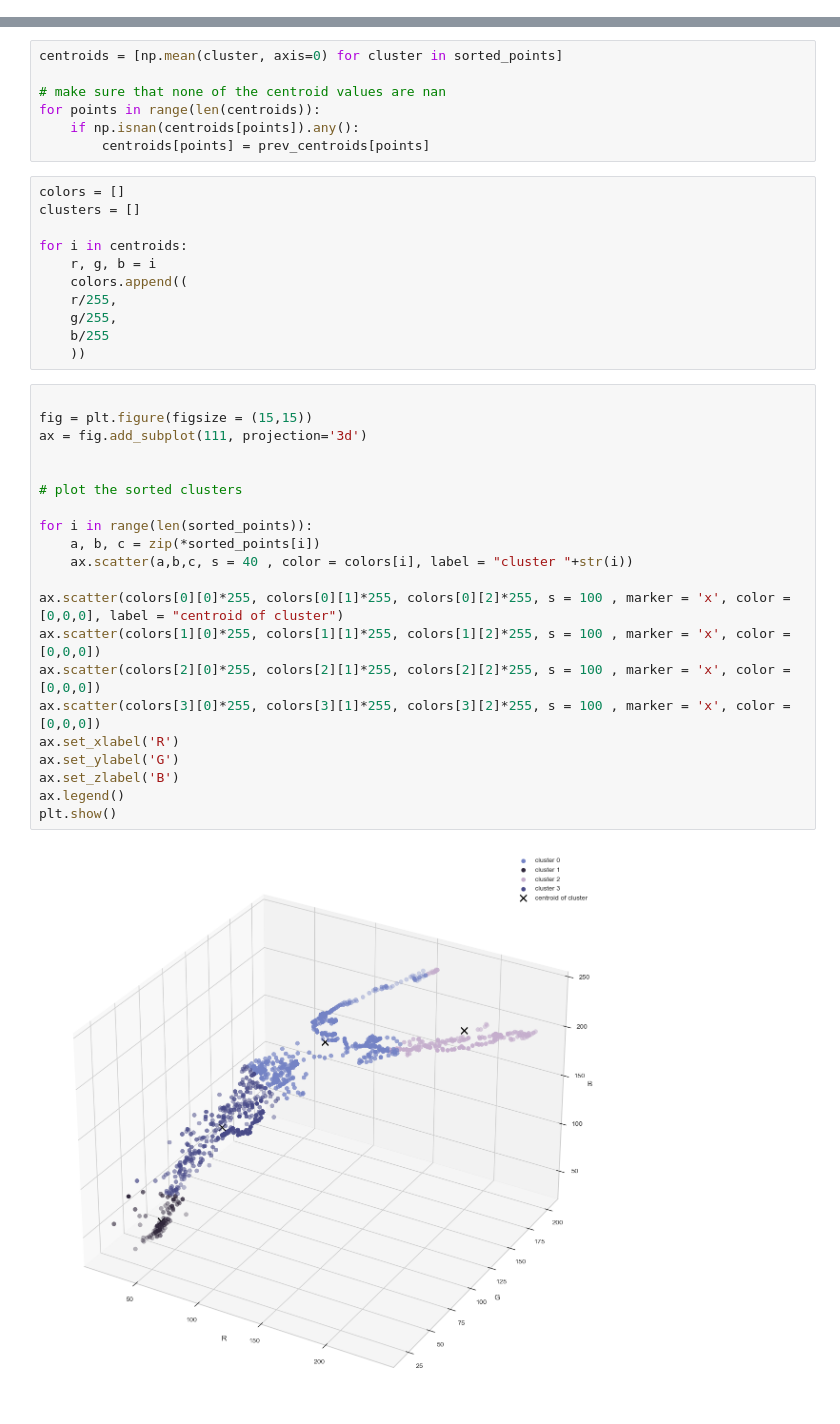
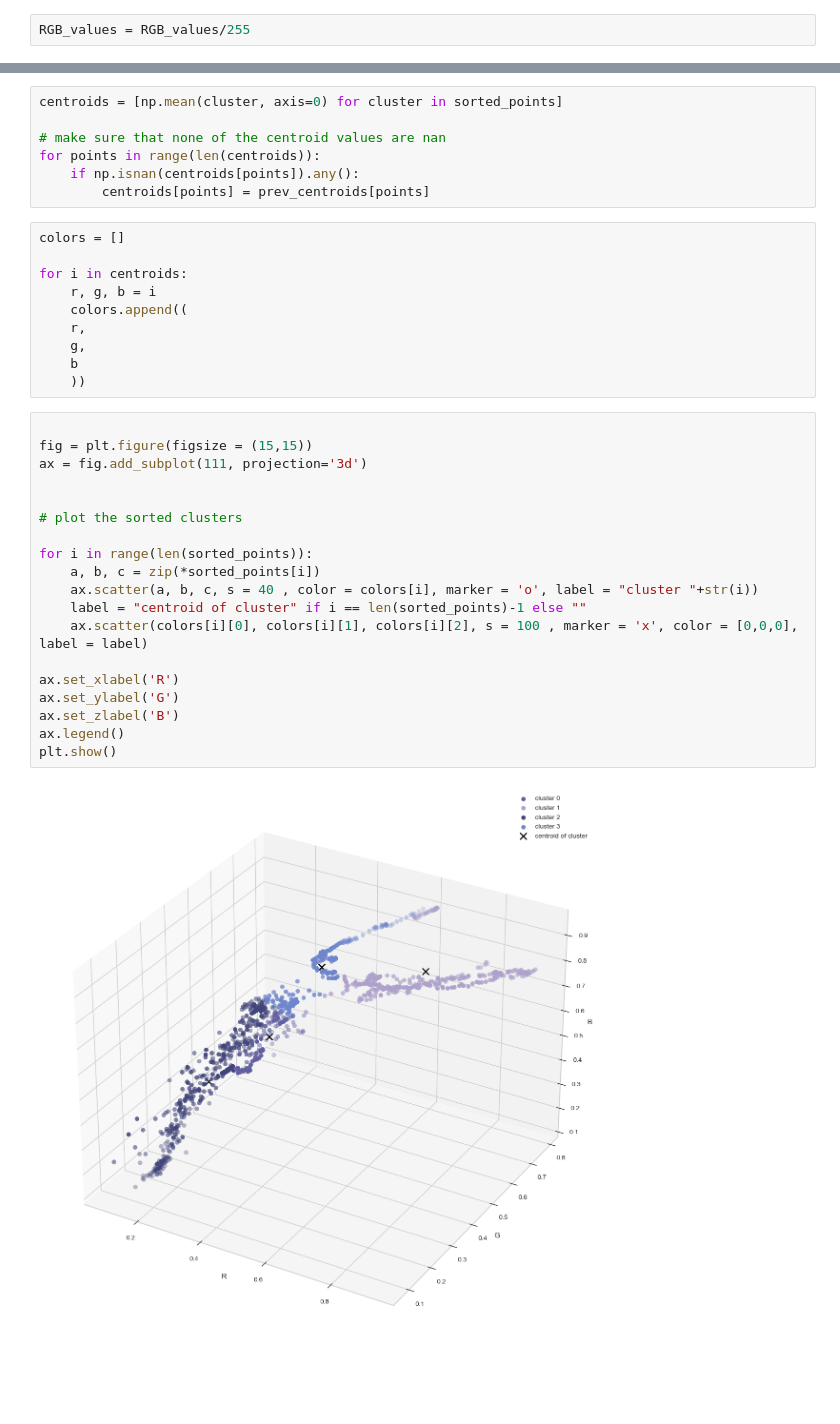
Before and after one commit to anushkas01-vt/anushkas01-vt.github.io, a Jupyter notebook: codeFiles/Clustering_K-means.ipynb, the cells around one changed output, grey strips where cells are left out. Saved outputs shown, nothing was run; the diff lists cells and outputs as text; blank space fills up the shorter version.

```diff
--- a/codeFiles/Clustering_K-means.ipynb
+++ b/codeFiles/Clustering_K-means.ipynb
@@ -39,0 +41,2 @@ import matplotlib.pyplot as plt
+# %%
+RGB_values = RGB_values/255
@@ -113,38 +134,35 @@ for points in range(len(centroids)):
         centroids[points] = prev_centroids[points]
 # %%
 colors = []
-clusters = []
 
 for i in centroids:
     r, g, b = i
     colors.append((
-    r/255,
-    g/255,
-    b/255
+    r,
+    g,
+    b
     ))
 # %%
 
 fig = plt.figure(figsize = (15,15))
 ax = fig.add_subplot(111, projection='3d')
 
 
 # plot the sorted clusters
 
 for i in range(len(sorted_points)):
     a, b, c = zip(*sorted_points[i])
-    ax.scatter(a,b,c, s = 40 , color = colors[i], label = "cluster "+str(i))
+    ax.scatter(a, b, c, s = 40 , color = colors[i], marker = 'o', label = "cluster "+str(i))
+    label = "centroid of cluster" if i == len(sorted_points)-1 else ""
+    ax.scatter(colors[i][0], colors[i][1], colors[i][2], s = 100 , marker = 'x', color = [0,0,0], label = label)
 
-ax.scatter(colors[0][0]*255, colors[0][1]*255, colors[0][2]*255, s = 100 , marker = 'x', color = [0,0,0], label = "centroid of cluster")
-ax.scatter(colors[1][0]*255, colors[1][1]*255, colors[1][2]*255, s = 100 , marker = 'x', color = [0,0,0])
-ax.scatter(colors[2][0]*255, colors[2][1]*255, colors[2][2]*255, s = 100 , marker = 'x', color = [0,0,0])
-ax.scatter(colors[3][0]*255, colors[3][1]*255, colors[3][2]*255, s = 100 , marker = 'x', color = [0,0,0])
 ax.set_xlabel('R')
 ax.set_ylabel('G')
 ax.set_zlabel('B')
 ax.legend()
 plt.show()
 # %% [output]
-[figure, old version]
+[figure, new version]
 # %%
 plt.grid(False)
 plt.imshow([colors])
```
Also changed, not shown: parts of 7 cells of this notebook, 37 other files.
